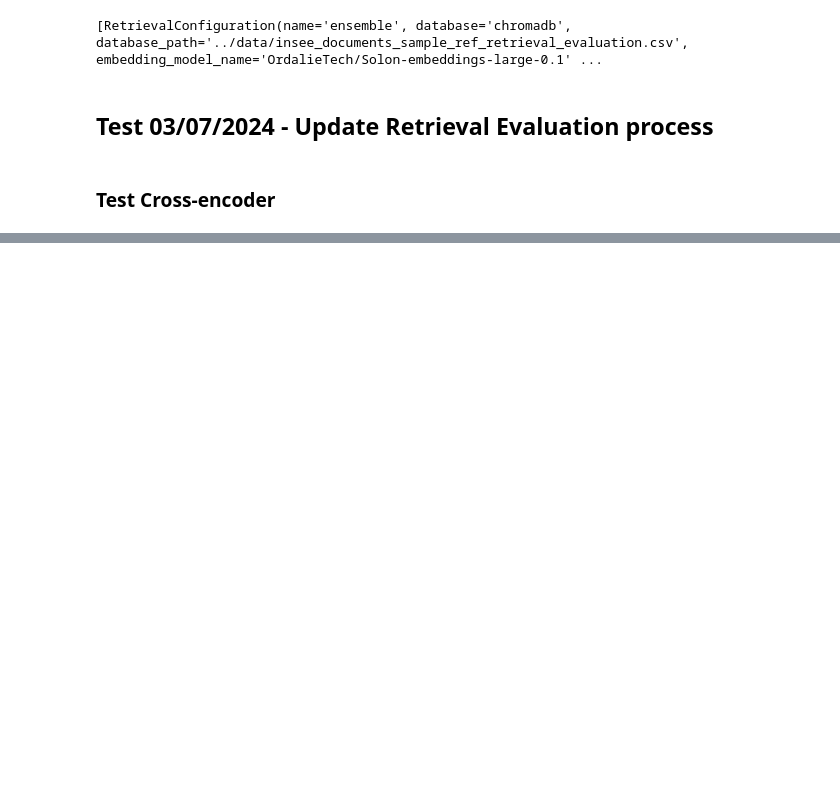
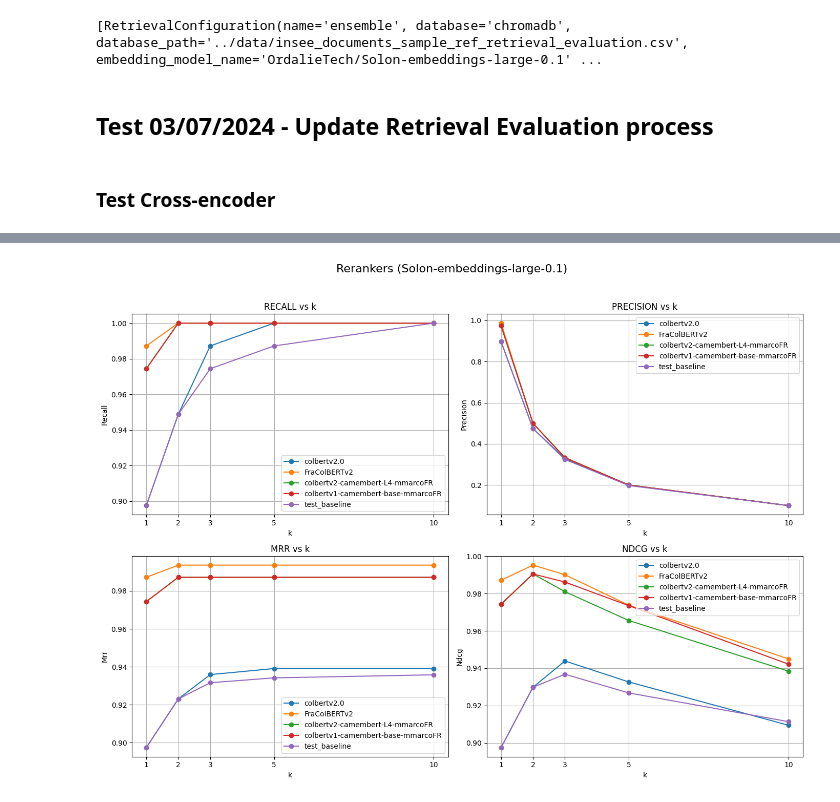
Before and after one commit to InseeFrLab/llm-open-data-insee, a Jupyter notebook: notebooks/retrieval_evaluation.ipynb, the cells around one changed output, grey strips where cells are left out. Saved outputs shown, nothing was run; the diff lists cells and outputs as text; code cells hidden in the pictures; blank space fills up the shorter version.

```diff
--- a/notebooks/retrieval_evaluation.ipynb
+++ b/notebooks/retrieval_evaluation.ipynb
@@ -154,0 +266,41 @@ for config, result in zip(eval_configs, results["the_df_dataset"].values()):
+# %%
+colberts = ["colbert-ir/colbertv2.0", "bclavie/FraColBERTv2", "antoinelouis/colbertv2-camembert-L4-mmarcoFR","antoinelouis/colbertv1-camembert-base-mmarcoFR"]
+
+eval_configs_colbert = [RetrievalConfiguration(
+        name=f'test_colBERT_{i}',
+        database="chromadb",
+        collection="Solon-embeddings-large-0.1_512_51",
+        database_path="../data/insee_documents_sample_ref_retrieval_evaluation.csv",
+        embedding_model_name="OrdalieTech/Solon-embeddings-large-0.1",
+        reranker_type="ColBERT",
+        reranker_name=colbert,
+        rerank_k=50,
+        k_values=[1, 2, 3, 5, 10, 15, 20, 25, 30, 35, 45, 50]
+    ) for i, colbert in enumerate(colberts)] + [RetrievalConfiguration(
+        name=f'test_baseline',
+        database="chromadb",
+        collection="Solon-embeddings-large-0.1_512_51",
+        database_path="../data/insee_documents_sample_ref_retrieval_evaluation.csv",
+        embedding_model_name="OrdalieTech/Solon-embeddings-large-0.1",
+        reranker_type=None,
+        reranker_name=None,
+        rerank_k=50,
+        k_values=[1, 2, 3, 5, 10, 15, 20, 25, 30, 35, 45, 50]
+    )]
+
+# Run the evaluator
+results_colbert = RetrievalEvaluator.run(
+    eval_configurations=eval_configs_colbert,
+    eval_dict=df_dict,  # Ensure 'df_dict' is a dictionary containing pandas DataFrames with the required structure
+)
+# %%
+plot_results(
+    eval_configs_colbert,
+    results_colbert["the_df_dataset"],
+    ir_metrics=['recall', 'precision', 'mrr', 'ndcg'],
+    focus="reranker_name",
+    title="Rerankers (Solon-embeddings-large-0.1)",
+    k = 10
+    )
+# %% [output]
+[figure, added]
```
Also changed, not shown: parts of 34 cells of this notebook, 1 other file.
